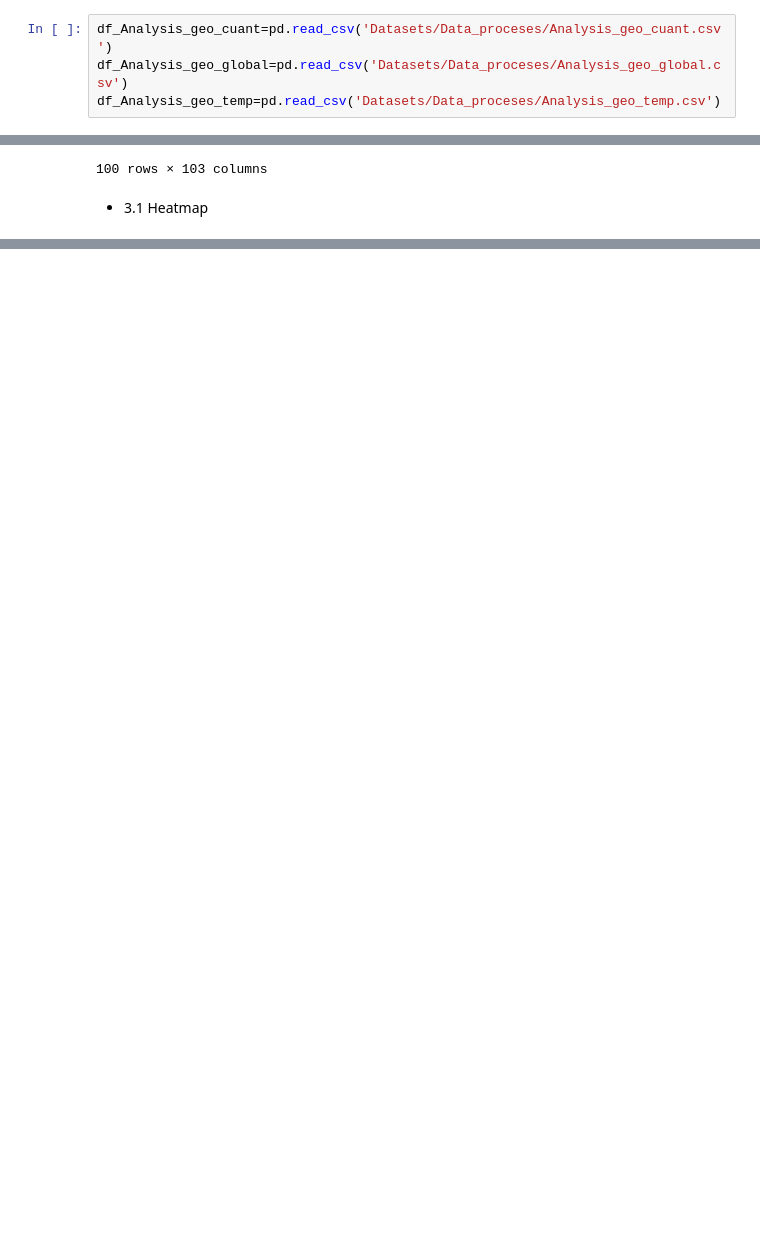
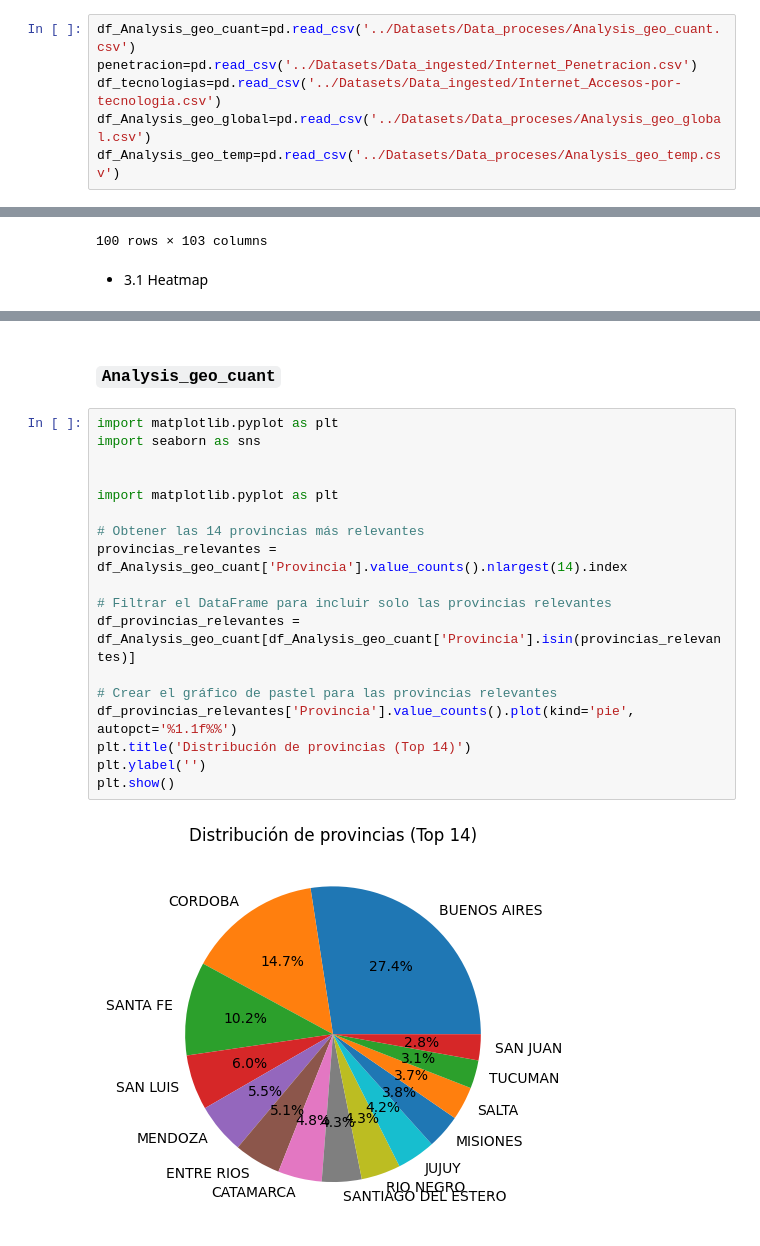
Before and after one commit to EmilianoEmanuelSosa/PI_DA_Data-visualization, a Jupyter notebook: EDA_ETL/EDA.ipynb, the cells around one changed output, grey strips where cells are left out. Saved outputs shown, nothing was run; the diff lists cells and outputs as text; blank space fills up the shorter version.

```diff
--- a/EDA_ETL/EDA.ipynb
+++ b/EDA_ETL/EDA.ipynb
@@ -78,4 +76,6 @@ ModuleNotFoundError: No module named 'EDA_ETL'
 # %%
-df_Analysis_geo_cuant=pd.read_csv('Datasets/Data_proceses/Analysis_geo_cuant.csv')
-df_Analysis_geo_global=pd.read_csv('Datasets/Data_proceses/Analysis_geo_global.csv')
-df_Analysis_geo_temp=pd.read_csv('Datasets/Data_proceses/Analysis_geo_temp.csv')
+df_Analysis_geo_cuant=pd.read_csv('../Datasets/Data_proceses/Analysis_geo_cuant.csv')
+penetracion=pd.read_csv('../Datasets/Data_ingested/Internet_Penetracion.csv')
+df_tecnologias=pd.read_csv('../Datasets/Data_ingested/Internet_Accesos-por-tecnologia.csv')
+df_Analysis_geo_global=pd.read_csv('../Datasets/Data_proceses/Analysis_geo_global.csv')
+df_Analysis_geo_temp=pd.read_csv('../Datasets/Data_proceses/Analysis_geo_temp.csv')
@@ -159,0 +166,22 @@ plt.show()
+# %% [markdown]
+### **`Analysis_geo_cuant`**
+# %%
+import matplotlib.pyplot as plt
+import seaborn as sns
+
+
+import matplotlib.pyplot as plt
+
+# Obtener las 14 provincias más relevantes
+provincias_relevantes = df_Analysis_geo_cuant['Provincia'].value_counts().nlargest(14).index
+
+# Filtrar el DataFrame para incluir solo las provincias relevantes
+df_provincias_relevantes = df_Analysis_geo_cuant[df_Analysis_geo_cuant['Provincia'].isin(provincias_relevantes)]
+
+# Crear el gráfico de pastel para las provincias relevantes
+df_provincias_relevantes['Provincia'].value_counts().plot(kind='pie', autopct='%1.1f%%')
+plt.title('Distribución de provincias (Top 14)')
+plt.ylabel('')
+plt.show()
+# %% [output]
+[figure, added]
```
Also changed, not shown: parts of 12 cells of this notebook, 6 other files.
